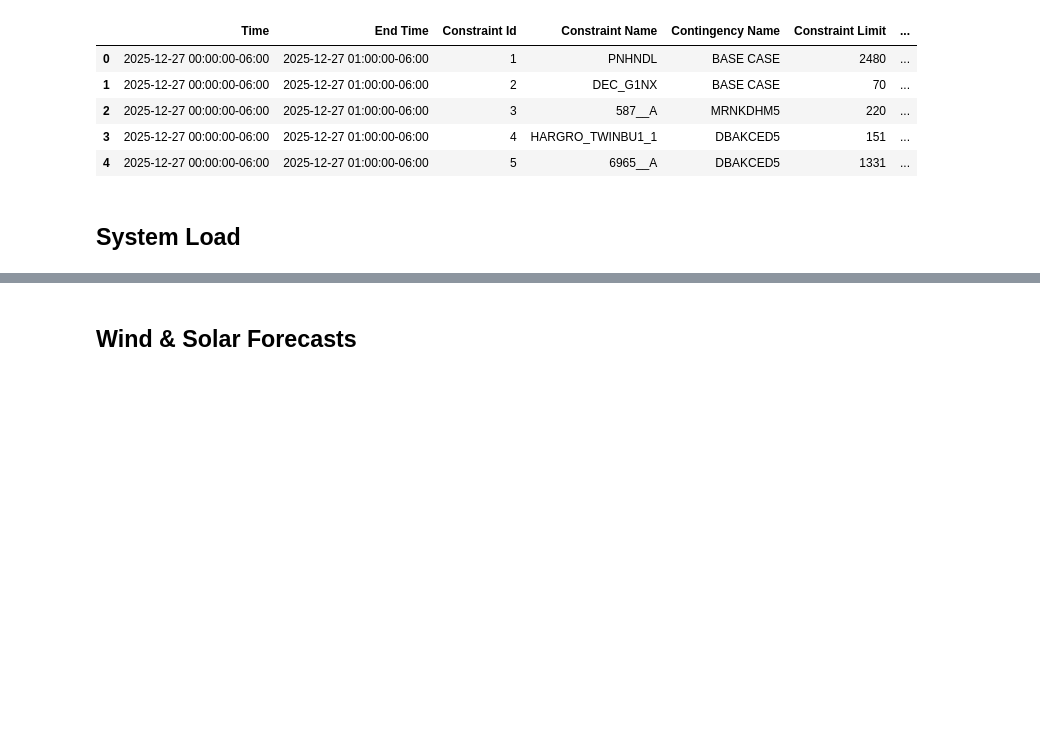
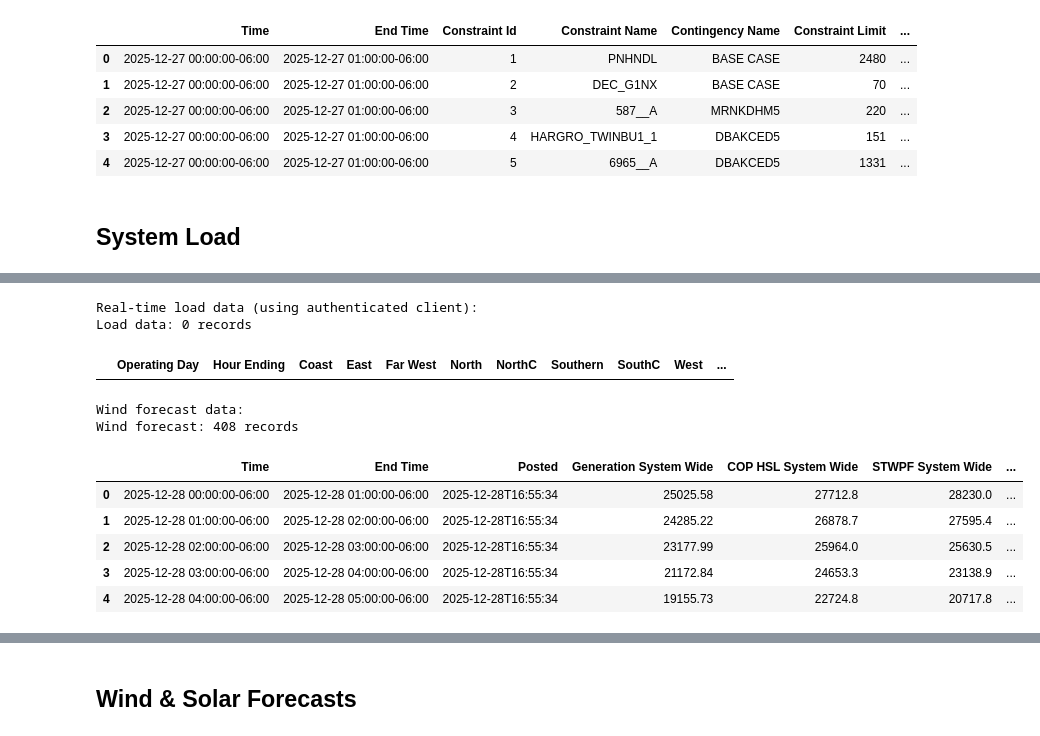
Before and after one commit to kvkenyon/tinygrid, a Jupyter notebook: examples/ercot_demo.ipynb, the cells around one changed output, grey strips where cells are left out. Cells and saved outputs as stored; diff of their text form; code cells hidden in the pictures; blank space fills up the shorter version.

```diff
--- a/examples/ercot_demo.ipynb
+++ b/examples/ercot_demo.ipynb
@@ -287,0 +329,31 @@ DAM Shadow Prices: 730 records
+# %%
+# Dashboard placeholder methods (return empty DataFrames):
+# fuel_mix = ercot.get_fuel_mix()  # Placeholder
+# esr = ercot.get_energy_storage_resources()  # Placeholder
+# demand = ercot.get_system_wide_demand()  # Placeholder
+# renewables = ercot.get_renewable_generation()  # Placeholder
+
+# Instead, get real data with authenticated methods:
+print("Real-time load data (using authenticated client):")
+load = ercot.get_load(start="today", by="weather_zone")
+print(f"Load data: {len(load)} records")
+load.head()
+# %% [output]
+Real-time load data (using authenticated client):
+Load data: 0 records
+|  | Operating Day | Hour Ending | Coast | East | Far West | North | NorthC | Southern | SouthC | West | ... |
+# %%
+# Wind generation forecast (using authenticated client)
+print("Wind forecast data:")
+wind = ercot.get_wind_forecast(start="today")
+print(f"Wind forecast: {len(wind)} records")
+wind.head()
+# %% [output]
+Wind forecast data:
+Wind forecast: 408 records
+|  | Time | End Time | Posted | Generation System Wide | COP HSL System Wide | STWPF System Wide | ... |
+| 0 | 2025-12-28 00:00:00-06:00 | 2025-12-28 01:00:00-06:00 | 2025-12-28T16:55:34 | 25025.58 | 27712.8 | 28230.0 | ... |
+| 1 | 2025-12-28 01:00:00-06:00 | 2025-12-28 02:00:00-06:00 | 2025-12-28T16:55:34 | 24285.22 | 26878.7 | 27595.4 | ... |
+| 2 | 2025-12-28 02:00:00-06:00 | 2025-12-28 03:00:00-06:00 | 2025-12-28T16:55:34 | 23177.99 | 25964.0 | 25630.5 | ... |
+| 3 | 2025-12-28 03:00:00-06:00 | 2025-12-28 04:00:00-06:00 | 2025-12-28T16:55:34 | 21172.84 | 24653.3 | 23138.9 | ... |
+| 4 | 2025-12-28 04:00:00-06:00 | 2025-12-28 05:00:00-06:00 | 2025-12-28T16:55:34 | 19155.73 | 22724.8 | 20717.8 | ... |
```
Also changed, not shown: parts of 17 cells of this notebook, 9 other files.
